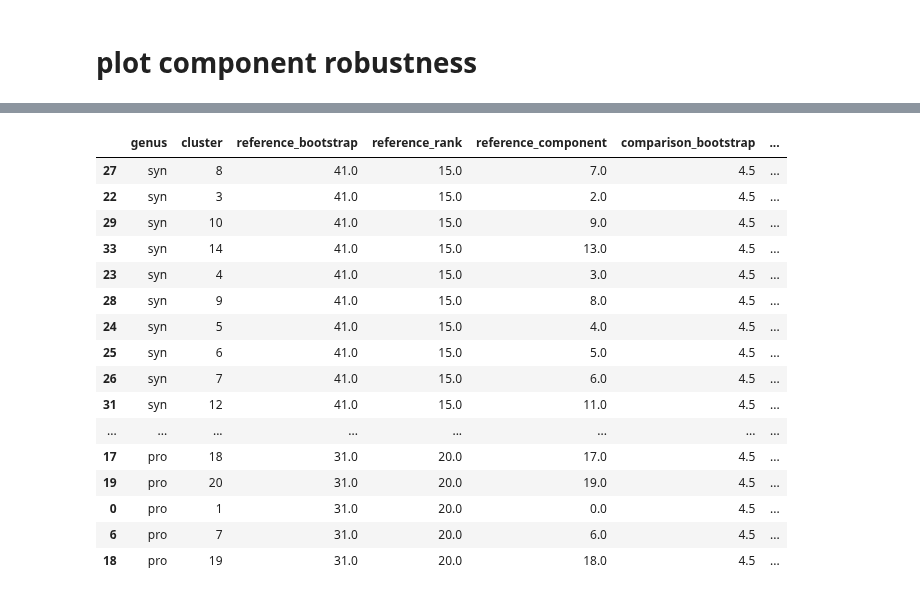
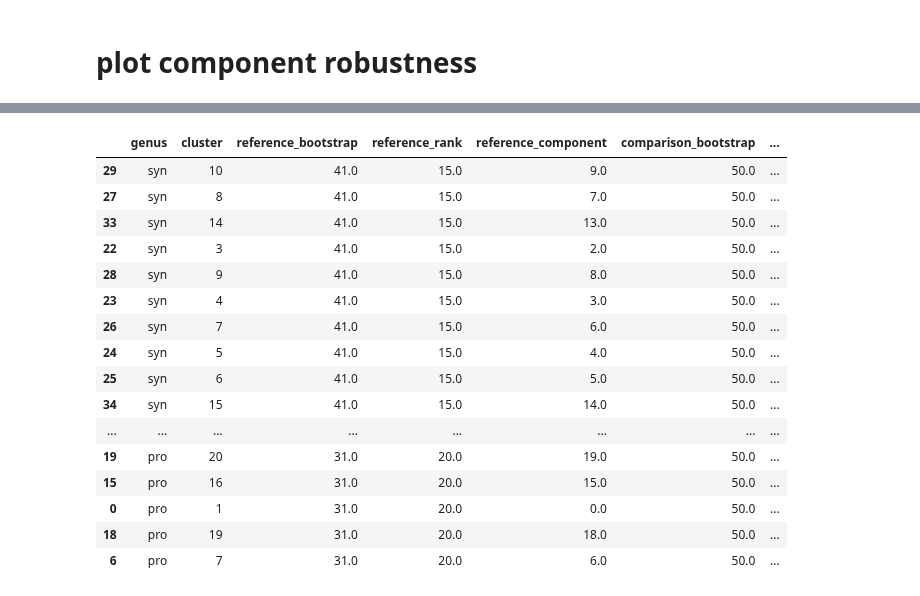
Before and after one commit to blasks/barnacle-manuscript, a Jupyter notebook: development/batch-correction/notebooks/component-robustness.ipynb, the cells around one changed output, grey strips where cells are left out. Saved outputs shown, nothing was run; the diff lists cells and outputs as text; code cells hidden in the pictures.

```diff
--- a/development/batch-correction/notebooks/component-robustness.ipynb
+++ b/development/batch-correction/notebooks/component-robustness.ipynb
@@ -407,7 +407,7 @@ for cyano in ['pro', 'syn']:
     # separate out components
     ref_components = SparseCPTensor(reference_cp).get_components()
     # iterate through all cp tensors to be compared
-    for comp_rep, comp_boot in list(itertools.product(replicates, comp_boots)):
+    for comp_rep, comp_boot in list(itertools.product(replicates, ref_boots)):
         # no point in comparing to self
         if ref_rep == comp_rep and ref_boot == comp_boot:
             continue
@@ -476,7 +476,7 @@ for row, cyano in enumerate(['pro', 'syn']):
     # set up component robustness dataframe
     df = component_df[component_df['genus'] == cyano]
     df = df.groupby(['comparison_rank', 'reference_component']).agg(
-        FMS = ('fms', 'mean'),
+        FMS = ('fms', 'median'),
         bootstrap_count = ('fms', 'count')
     ).reset_index()
     # calculate bootstrap percentage
@@ -529,7 +529,8 @@ for row, cyano in enumerate(['pro', 'syn']):
         data=comp_stats_df,
         x='fms',
         y='comparison_component',
-        errorbar='se',
+        estimator='median',
+#         errorbar=None,
         orient='h',
         color=sns.color_palette()[2],
         ax=axes[row][i]
@@ -544,7 +545,8 @@ for row, cyano in enumerate(['pro', 'syn']):
         data=var_df[var_df['genus'] == cyano],
         x='explained_variation',
         y='comparison_component',
-        errorbar='se',
+        estimator='median',
+#         errorbar=None,
         orient='h',
         color=sns.color_palette()[3],
         ax=axes[row][i]
@@ -571,48 +573,48 @@ plt.savefig(outdir / 'component-robustness.png', bbox_inches='tight')
 # %%
 # make comp_stats_df
 
 comp_stats_df = pd.DataFrame()
 for cyano in ['pro', 'syn']:
     df = component_df[
         (component_df['genus'] == cyano) &
         (component_df['comparison_rank'] == ranks[cyano]['ref'])
     ]
     if len(comp_stats_df) == 0:
         comp_stats_df = df
     else:
         comp_stats_df = pd.concat([comp_stats_df, df])
 
 # join explained variance
 comp_stats_df = pd.merge(
     left=comp_stats_df,
     right=var_df[['genus', 'comparison_bootstrap', 'comparison_replicate',
                   'comparison_component', 'explained_variation']],
     on=['genus', 'comparison_bootstrap', 'comparison_replicate', 'comparison_component']
 )
 comp_stats_df['cluster'] = comp_stats_df['comparison_component'] + 1
 
-comp_stats_df.groupby(['genus', 'cluster']).mean(
+comp_stats_df.groupby(['genus', 'cluster']).median(
     ['fms', 'explained_variation']).reset_index().sort_values(
     ['genus', 'fms'], ascending=False
 )
 # %% [output]
 |  | genus | cluster | reference_bootstrap | reference_rank | reference_component | comparison_bootstrap | ... |
-| 27 | syn | 8 | 41.0 | 15.0 | 7.0 | 4.5 | ... |
-| 22 | syn | 3 | 41.0 | 15.0 | 2.0 | 4.5 | ... |
-| 29 | syn | 10 | 41.0 | 15.0 | 9.0 | 4.5 | ... |
-| 33 | syn | 14 | 41.0 | 15.0 | 13.0 | 4.5 | ... |
-| 23 | syn | 4 | 41.0 | 15.0 | 3.0 | 4.5 | ... |
-| 28 | syn | 9 | 41.0 | 15.0 | 8.0 | 4.5 | ... |
-| 24 | syn | 5 | 41.0 | 15.0 | 4.0 | 4.5 | ... |
-| 25 | syn | 6 | 41.0 | 15.0 | 5.0 | 4.5 | ... |
-| 26 | syn | 7 | 41.0 | 15.0 | 6.0 | 4.5 | ... |
-| 31 | syn | 12 | 41.0 | 15.0 | 11.0 | 4.5 | ... |
+| 29 | syn | 10 | 41.0 | 15.0 | 9.0 | 50.0 | ... |
+| 27 | syn | 8 | 41.0 | 15.0 | 7.0 | 50.0 | ... |
+| 33 | syn | 14 | 41.0 | 15.0 | 13.0 | 50.0 | ... |
+| 22 | syn | 3 | 41.0 | 15.0 | 2.0 | 50.0 | ... |
+| 28 | syn | 9 | 41.0 | 15.0 | 8.0 | 50.0 | ... |
+| 23 | syn | 4 | 41.0 | 15.0 | 3.0 | 50.0 | ... |
+| 26 | syn | 7 | 41.0 | 15.0 | 6.0 | 50.0 | ... |
+| 24 | syn | 5 | 41.0 | 15.0 | 4.0 | 50.0 | ... |
+| 25 | syn | 6 | 41.0 | 15.0 | 5.0 | 50.0 | ... |
+| 34 | syn | 15 | 41.0 | 15.0 | 14.0 | 50.0 | ... |
 | ... | ... | ... | ... | ... | ... | ... | ... |
-| 17 | pro | 18 | 31.0 | 20.0 | 17.0 | 4.5 | ... |
-| 19 | pro | 20 | 31.0 | 20.0 | 19.0 | 4.5 | ... |
-| 0 | pro | 1 | 31.0 | 20.0 | 0.0 | 4.5 | ... |
-| 6 | pro | 7 | 31.0 | 20.0 | 6.0 | 4.5 | ... |
-| 18 | pro | 19 | 31.0 | 20.0 | 18.0 | 4.5 | ... |
+| 19 | pro | 20 | 31.0 | 20.0 | 19.0 | 50.0 | ... |
+| 15 | pro | 16 | 31.0 | 20.0 | 15.0 | 50.0 | ... |
+| 0 | pro | 1 | 31.0 | 20.0 | 0.0 | 50.0 | ... |
+| 18 | pro | 19 | 31.0 | 20.0 | 18.0 | 50.0 | ... |
+| 6 | pro | 7 | 31.0 | 20.0 | 6.0 | 50.0 | ... |
 # %%
 # print Prochlorococcus data
 
```
Also changed, not shown: parts of 5 cells of this notebook.
